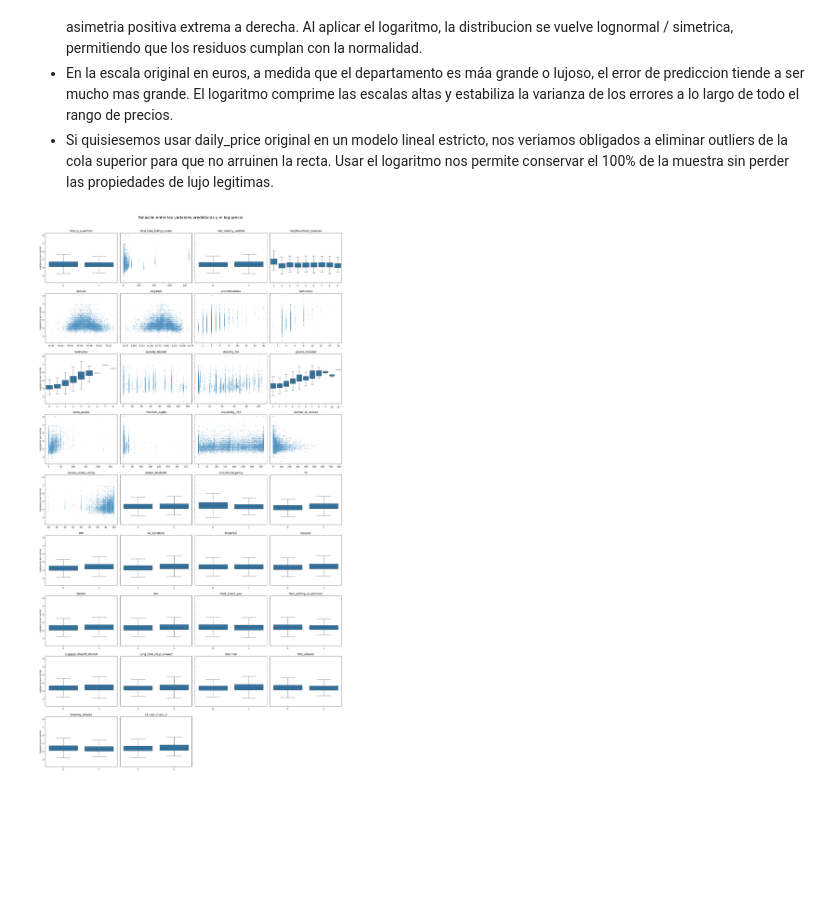
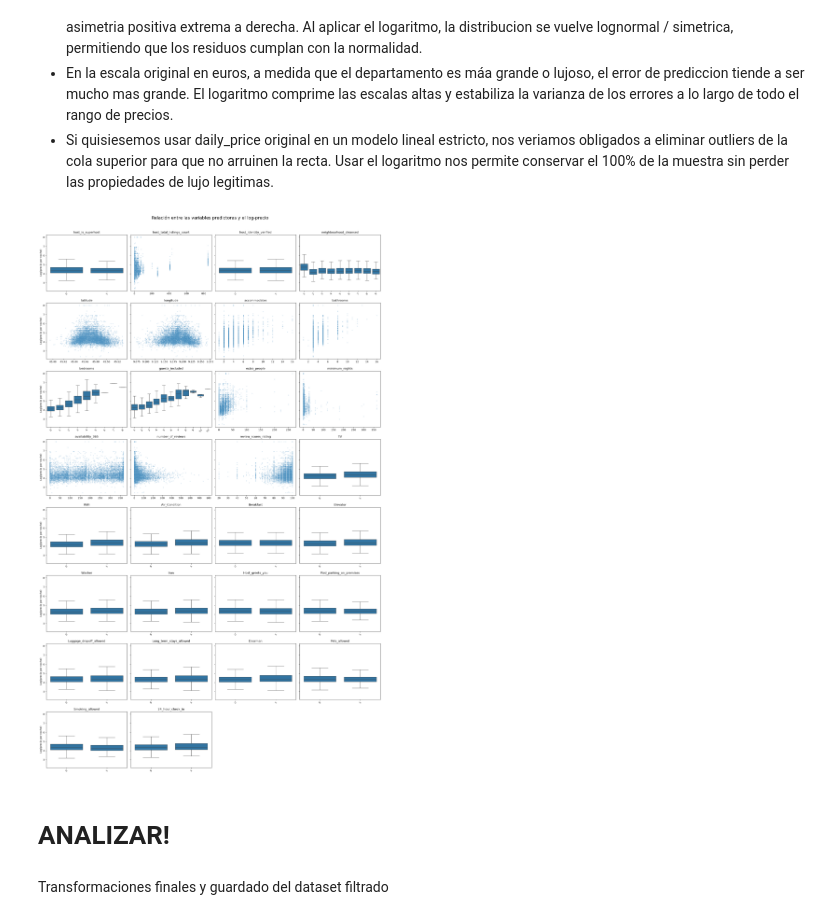
Before and after one commit to santidrelew/tp-mpg, a Jupyter notebook: notebooks/01_EDA.ipynb, the cells around one changed output. Saved outputs shown, nothing was run; the diff lists cells and outputs as text; code cells hidden in the pictures; blank space fills up the shorter version.

Commit message:
Arreglamos todo el dataset para los modelos

```diff
--- a/notebooks/01_EDA.ipynb
+++ b/notebooks/01_EDA.ipynb
@@ -443,7 +446,7 @@ A partir de este analisis, eliminaremos de nuestro modelo las siguientes variabl
 * review_scores_accuracy, review_scores_cleanliness, review_scores_checkin, review_scores_communication, review_scores_location, review_scores_value: Todas estas metricas presentan bloques de correlacion muy elevados entre si (tonos anaranjados/rojos fuertes). Los huespedes tienden a calificar de manera globalmente similar todos los rubros, por lo que incluirlos a todos nos deja informacion repetida.
 * beds: las variables accomodates, bedrooms, bathrooms y beds tienen correlacion entre si, pero consideramos que beds y accomodates tienen la mayor correlacion, por lo que eliminaremos la primera para nuestro modelo.
 # %%
-df_raw.drop(columns=[
+df_analisis.drop(columns=[
     "availability_30", "availability_60", "availability_90",
     "review_scores_accuracy", "review_scores_cleanliness", "review_scores_checkin",
     "review_scores_communication", "review_scores_location", "review_scores_value",
@@ -500,3 +495,5 @@ CONDS_RESERVA = ["guests_included", "minimum_nights"]
+# %%
+df_analisis.drop(columns=["security_deposit", "cleaning_fee"], inplace=True)
 # %% [markdown]
 ### 5) Disponibilidad
 # %% [markdown]
@@ -526,6 +519,8 @@ REVIEWS = ["number_of_reviews", "review_scores_rating"]
 - ❌**`cancellation_policy`**: Tipo de política de cancelación establecida por el anfitrión.
 - ❌**`require_guest_profile_picture`**: Indica si se exige que el huésped tenga una foto de perfil.
 - ❌**`require_guest_phone_verification`**: Indica si se exige que el huésped tenga su número telefónico verificado.
+# %%
+df_analisis.drop(columns=["instant_bookable","cancellation_policy",], inplace=True)
 # %% [markdown]
 ### 8) Servicios y comodidades
 # %% [markdown]
@@ -807,0 +784,4 @@ plot_histogramas_log_por_municipio()
+# %%
+df_analisis["log_daily_price"] = np.log1p(df_analisis["daily_price"]) # log(1 + x) para que quede positivo
+
+plot_histogramas_por_municipio("log_daily_price")
@@ -814,8 +796,7 @@ POR QUE HACEMOS ESTA TRANSFORMACION?
 target = "log_daily_price"
 
 # Excluir los targets
-df[target] = np.log1p(df["daily_price"])
-features = df.columns.drop(["daily_price", target])
+features = df_analisis.columns.drop(["daily_price", target])
 
 # Configuración de la grilla
 n_cols = 4
@@ -833,46 +814,46 @@ for ax, col in zip(axes, features):
 
     # Variables categóricas o discretas con pocos valores
     es_categorica = (
-        not pd.api.types.is_numeric_dtype(df[col])
+        not pd.api.types.is_numeric_dtype(df_analisis[col])
         or col == "neighbourhood_cleansed"
-        or df[col].nunique() <= 12
+        or df_analisis[col].nunique() <= 12
     )
 
     if es_categorica:
         sns.boxplot(
-            data=df,
+            data=df_analisis,
             x=col,
             y=target,
             showfliers=False,
             ax=ax
         )
         ax.tick_params(axis="x", rotation=45)
 
     else:
         sns.scatterplot(
-            data=df,
+            data=df_analisis,
             x=col,
             y=target,
             alpha=0.2,
             s=12,
             ax=ax
         )
 
     ax.set_title(col, fontsize=12)
     ax.set_xlabel("")
     ax.set_ylabel("Log(precio por noche)")
 
 # Eliminar ejes sobrantes
 for ax in axes[len(features):]:
     ax.remove()
 
 fig.suptitle(
     "Relación entre las variables predictoras y el log-precio",
     fontsize=18,
     y=1.01
 )
 
 plt.tight_layout()
 plt.show()
 # %% [output]
-[figure, old version]
+[figure, new version]
@@ -887,0 +860,4 @@ if EXPORTAR_CSV:
+# %% [markdown]
+# ANALIZAR!
+# %% [markdown]
+Transformaciones finales y guardado del dataset filtrado
```
Also changed, not shown: parts of 42 cells of this notebook, 13 other files.
